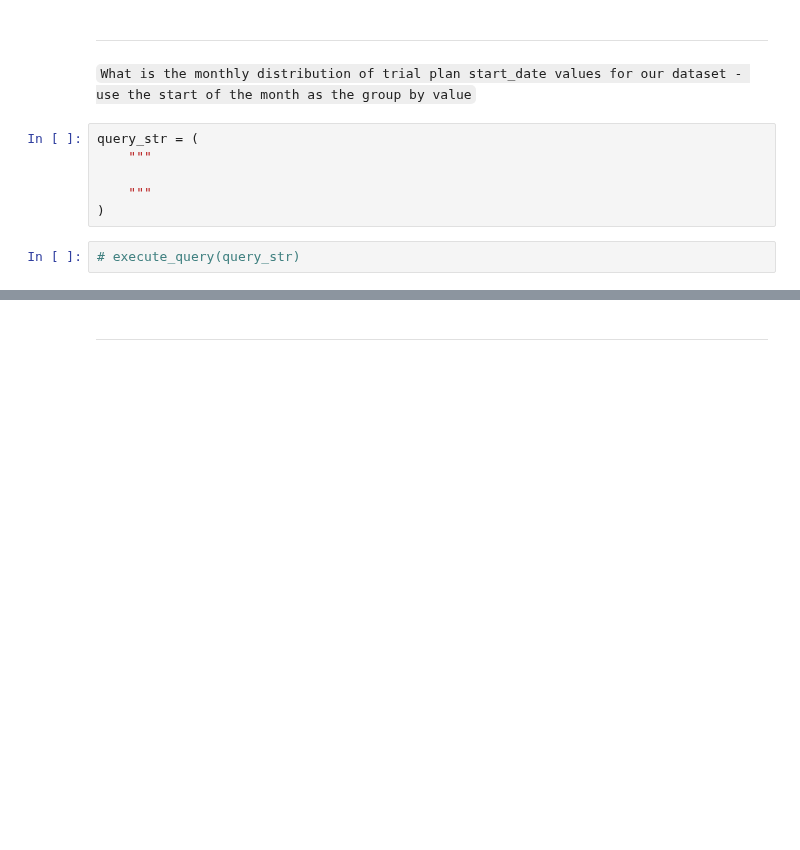
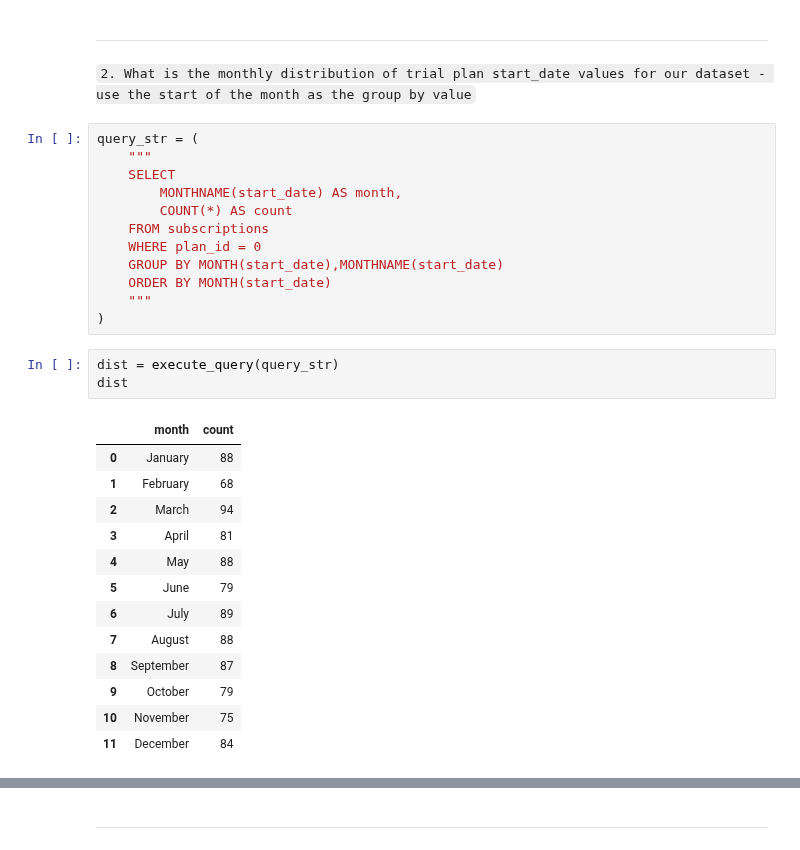
Before and after one commit to A-C-Sai/working-with-data, a Jupyter notebook: projects/sql-case-studies/Foodie-Fi.ipynb, the cells around one changed output, grey strips where cells are left out. Drawn from its saved outputs; the diff is of its cells as text; blank space fills up the shorter version.

````diff
--- a/projects/sql-case-studies/Foodie-Fi.ipynb
+++ b/projects/sql-case-studies/Foodie-Fi.ipynb
@@ -184,12 +188,33 @@ Till date, Foodie-Fi have had overall 1000 customers who have used their service
 # %% [markdown]
 ***
 # %% [markdown]
-```What is the monthly distribution of trial plan start_date values for our dataset - use the start of the month as the group by value```
+```2. What is the monthly distribution of trial plan start_date values for our dataset - use the start of the month as the group by value```
 # %%
 query_str = (
     """
-
+    SELECT
+        MONTHNAME(start_date) AS month,
+        COUNT(*) AS count
+    FROM subscriptions
+    WHERE plan_id = 0
+    GROUP BY MONTH(start_date),MONTHNAME(start_date)
+    ORDER BY MONTH(start_date)
     """
 )
 # %%
-# execute_query(query_str)
+dist = execute_query(query_str)
+dist
+# %% [output]
+|  | month | count |
+| 0 | January | 88 |
+| 1 | February | 68 |
+| 2 | March | 94 |
+| 3 | April | 81 |
+| 4 | May | 88 |
+| 5 | June | 79 |
+| 6 | July | 89 |
+| 7 | August | 88 |
+| 8 | September | 87 |
+| 9 | October | 79 |
+| 10 | November | 75 |
+| 11 | December | 84 |
````
Also changed, not shown: parts of 35 cells of this notebook.
